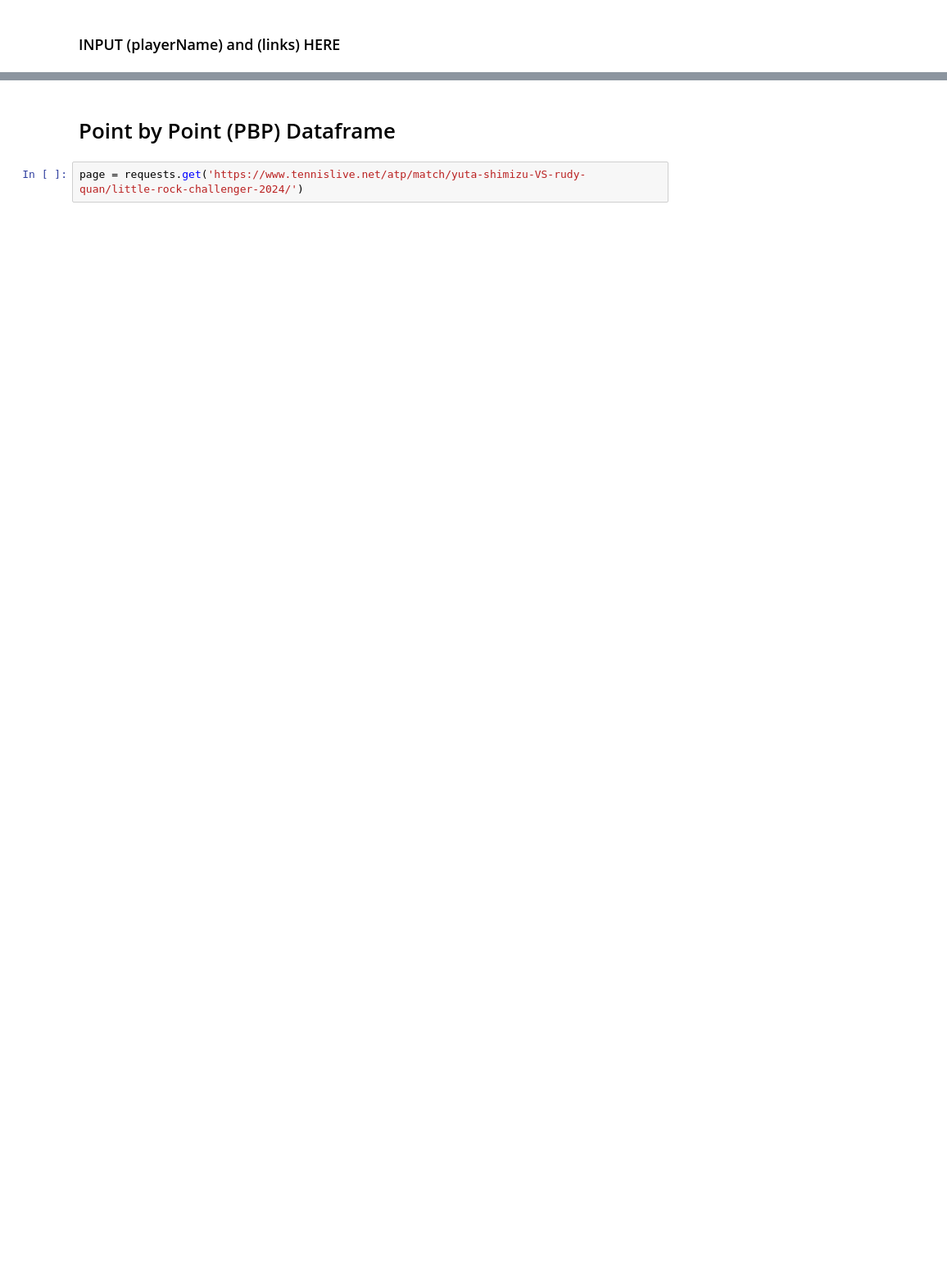
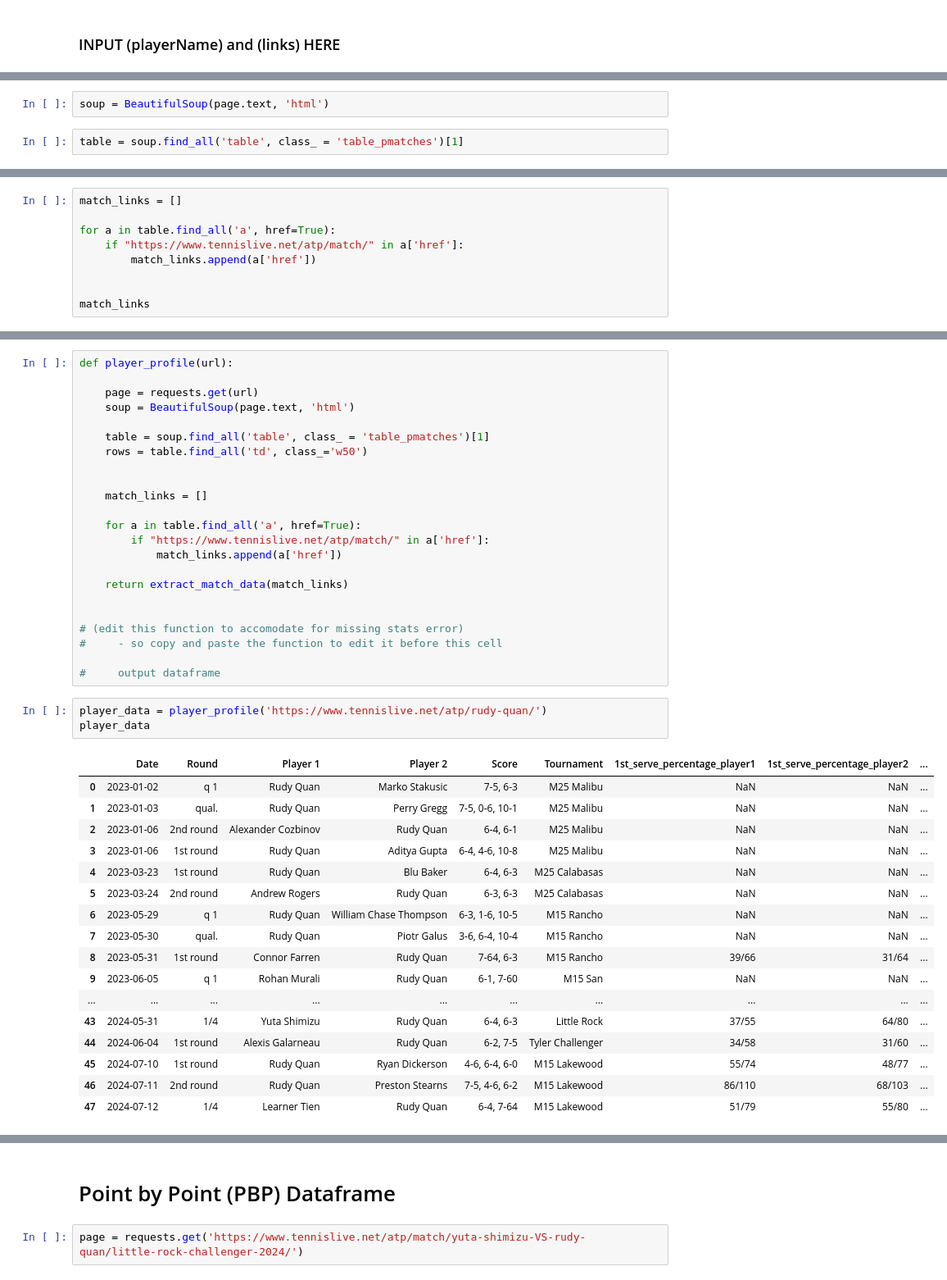
Before and after one commit to cjgimena/UCLA-Tennis-Consulting, a Jupyter notebook: Webscraping/Webscraping Project.ipynb, the cells around one changed output, grey strips where cells are left out. Shown: that part at 82% size. Drawn from its saved outputs; the diff is of its cells as text; blank space fills up the shorter version.

```diff
--- a/Webscraping/Webscraping Project.ipynb
+++ b/Webscraping/Webscraping Project.ipynb
@@ -400,0 +382,4 @@ list(df)
+# %%
+soup = BeautifulSoup(page.text, 'html')
+# %%
+table = soup.find_all('table', class_ = 'table_pmatches')[1]
@@ -400,0 +392,9 @@ list(df)
+# %%
+match_links = []
+
+for a in table.find_all('a', href=True):
+    if "https://www.tennislive.net/atp/match/" in a['href']:
+        match_links.append(a['href'])
+
+
+match_links
@@ -400,0 +419,44 @@ list(df)
+# %%
+def player_profile(url):
+
+    page = requests.get(url)
+    soup = BeautifulSoup(page.text, 'html')
+
+    table = soup.find_all('table', class_ = 'table_pmatches')[1]
+    rows = table.find_all('td', class_='w50')
+
+
+    match_links = []
+
+    for a in table.find_all('a', href=True):
+        if "https://www.tennislive.net/atp/match/" in a['href']:
+            match_links.append(a['href'])
+
+    return extract_match_data(match_links)
+
+
+# (edit this function to accomodate for missing stats error)
+#     - so copy and paste the function to edit it before this cell
+
+#     output dataframe
+# %%
+player_data = player_profile('https://www.tennislive.net/atp/rudy-quan/')
+player_data
+# %% [output]
+|  | Date | Round | Player 1 | Player 2 | Score | Tournament | 1st_serve_percentage_player1 | 1st_serve_percentage_player2 | ... |
+| 0 | 2023-01-02 | q 1 | Rudy Quan | Marko Stakusic | 7-5, 6-3 | M25 Malibu | NaN | NaN | ... |
+| 1 | 2023-01-03 | qual. | Rudy Quan | Perry Gregg | 7-5, 0-6, 10-1 | M25 Malibu | NaN | NaN | ... |
+| 2 | 2023-01-06 | 2nd round | Alexander Cozbinov | Rudy Quan | 6-4, 6-1 | M25 Malibu | NaN | NaN | ... |
+| 3 | 2023-01-06 | 1st round | Rudy Quan | Aditya Gupta | 6-4, 4-6, 10-8 | M25 Malibu | NaN | NaN | ... |
+| 4 | 2023-03-23 | 1st round | Rudy Quan | Blu Baker | 6-4, 6-3 | M25 Calabasas | NaN | NaN | ... |
+| 5 | 2023-03-24 | 2nd round | Andrew Rogers | Rudy Quan | 6-3, 6-3 | M25 Calabasas | NaN | NaN | ... |
+| 6 | 2023-05-29 | q 1 | Rudy Quan | William Chase Thompson | 6-3, 1-6, 10-5 | M15 Rancho | NaN | NaN | ... |
+| 7 | 2023-05-30 | qual. | Rudy Quan | Piotr Galus | 3-6, 6-4, 10-4 | M15 Rancho | NaN | NaN | ... |
+| 8 | 2023-05-31 | 1st round | Connor Farren | Rudy Quan | 7-64, 6-3 | M15 Rancho | 39/66 | 31/64 | ... |
+| 9 | 2023-06-05 | q 1 | Rohan Murali | Rudy Quan | 6-1, 7-60 | M15 San | NaN | NaN | ... |
+| ... | ... | ... | ... | ... | ... | ... | ... | ... | ... |
+| 43 | 2024-05-31 | 1/4 | Yuta Shimizu | Rudy Quan | 6-4, 6-3 | Little Rock | 37/55 | 64/80 | ... |
+| 44 | 2024-06-04 | 1st round | Alexis Galarneau | Rudy Quan | 6-2, 7-5 | Tyler Challenger | 34/58 | 31/60 | ... |
+| 45 | 2024-07-10 | 1st round | Rudy Quan | Ryan Dickerson | 4-6, 6-4, 6-0 | M15 Lakewood | 55/74 | 48/77 | ... |
+| 46 | 2024-07-11 | 2nd round | Rudy Quan | Preston Stearns | 7-5, 4-6, 6-2 | M15 Lakewood | 86/110 | 68/103 | ... |
+| 47 | 2024-07-12 | 1/4 | Learner Tien | Rudy Quan | 6-4, 7-64 | M15 Lakewood | 51/79 | 55/80 | ... |
```
Also changed, not shown: parts of 28 cells of this notebook, 1 other file.
